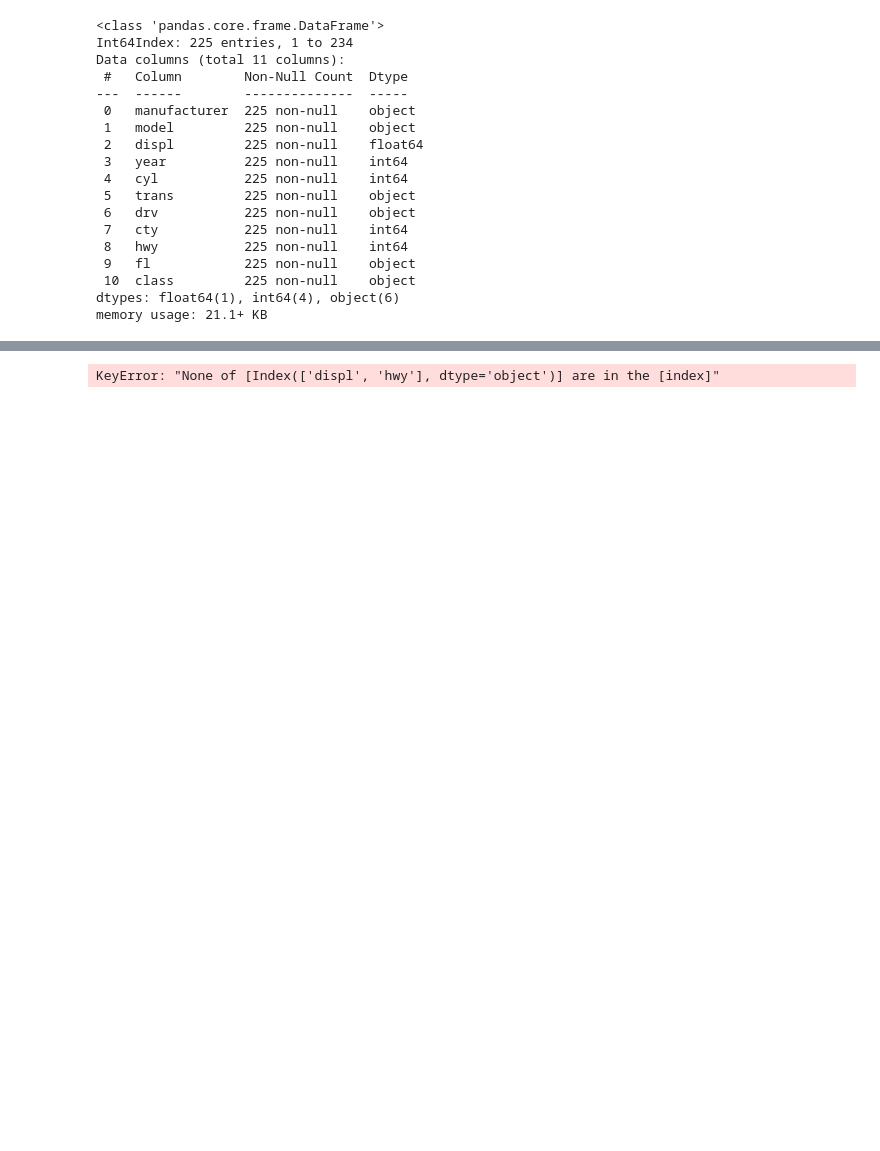
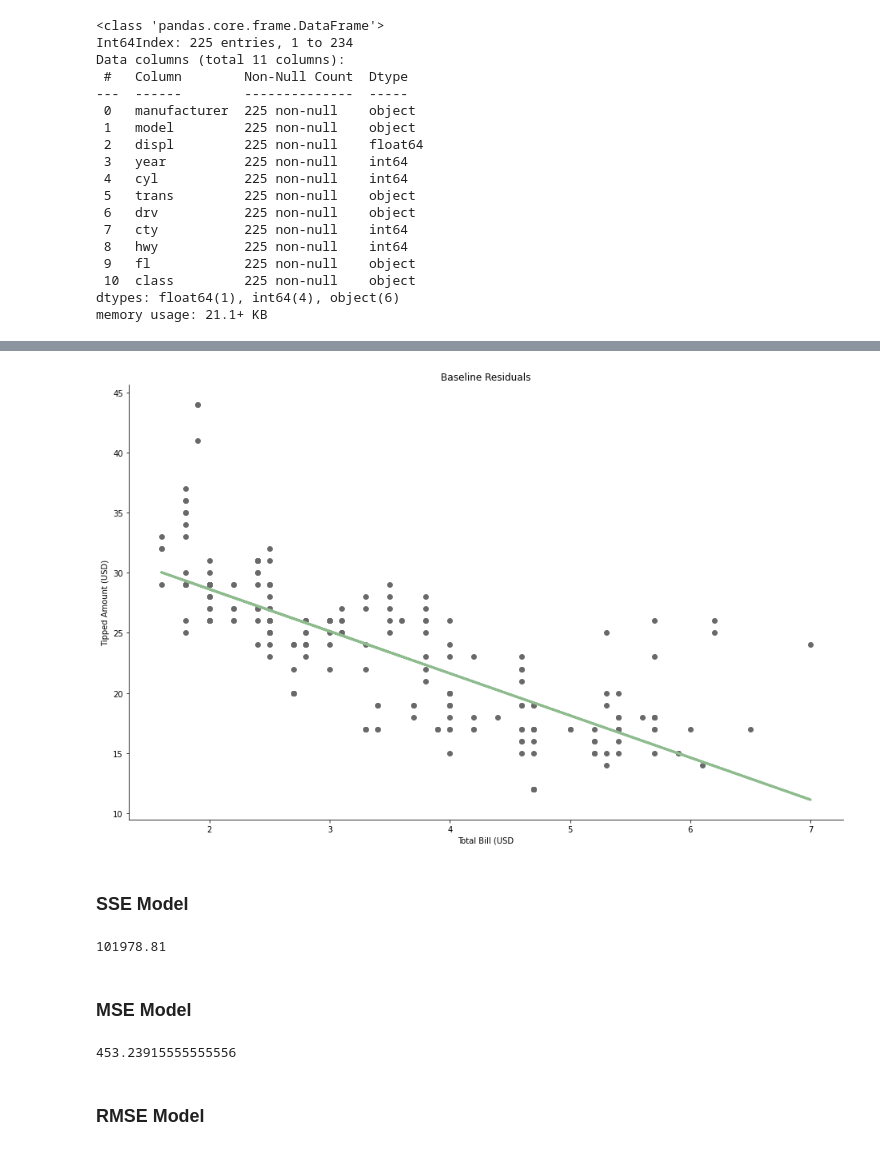
Before and after one commit to stephenkipkurui/regression-exercises, a Jupyter notebook: evaluate.ipynb, the cells around one changed output, grey strips where cells are left out. Cells and saved outputs as stored; diff of their text form; code cells hidden in the pictures; blank space fills up the shorter version.

```diff
--- a/evaluate.ipynb
+++ b/evaluate.ipynb
@@ -356,3 +356,6 @@ Data columns (total 11 columns):
  10  class         225 non-null    object
 dtypes: float64(1), int64(4), object(6)
 memory usage: 21.1+ KB
+# %%
+mpg_features = pd.DataFrame(np.array(mpg[['displ', 'hwy']].to_numpy()), columns = ['eng_displacement', 'hwy_mpg'])
+mpg_features.head(3)
@@ -358,0 +367,17 @@ memory usage: 21.1+ KB
+# %%
+# Create yhat_baseline
+mpg_features['yhat_baseline'] = mpg_features['hwy_mpg'].mean()
+
+# Import the required library
+from sklearn.linear_model import LinearRegression
+
+# Create the model object
+model = LinearRegression()
+
+# Fit the model object
+model.fit(mpg_features[['eng_displacement']], mpg_features.hwy_mpg)
+
+# compute predictions and add to original dataframe
+mpg_features['yhat_predicted'] = model.predict(mpg_features[['eng_displacement']])
+
+mpg_features.head()
@@ -359,4 +391,23 @@ memory usage: 21.1+ KB
+# %%
+# Map X, and y to features of interest and check lenght
+
+X = mpg_features['eng_displacement']
+y = mpg_features['hwy_mpg']
 # %%
-plot_residuals(mpg, mpg.displ, mpg.hwy)
+visual_tip(mpg_features, X, y)
 # %% [output]
-KeyError: "None of [Index(['displ', 'hwy'], dtype='object')] are in the [index]"
+[figure, added]
+# %% [markdown]
+### SSE Model
+# %%
+sse(X, y)
+# %% [output]
+101978.81
+# %% [markdown]
+### MSE Model
+# %%
+mse(X, y)
+# %% [output]
+453.23915555555556
+# %% [markdown]
+### RMSE Model
```
Also changed, not shown: parts of 19 cells of this notebook.
